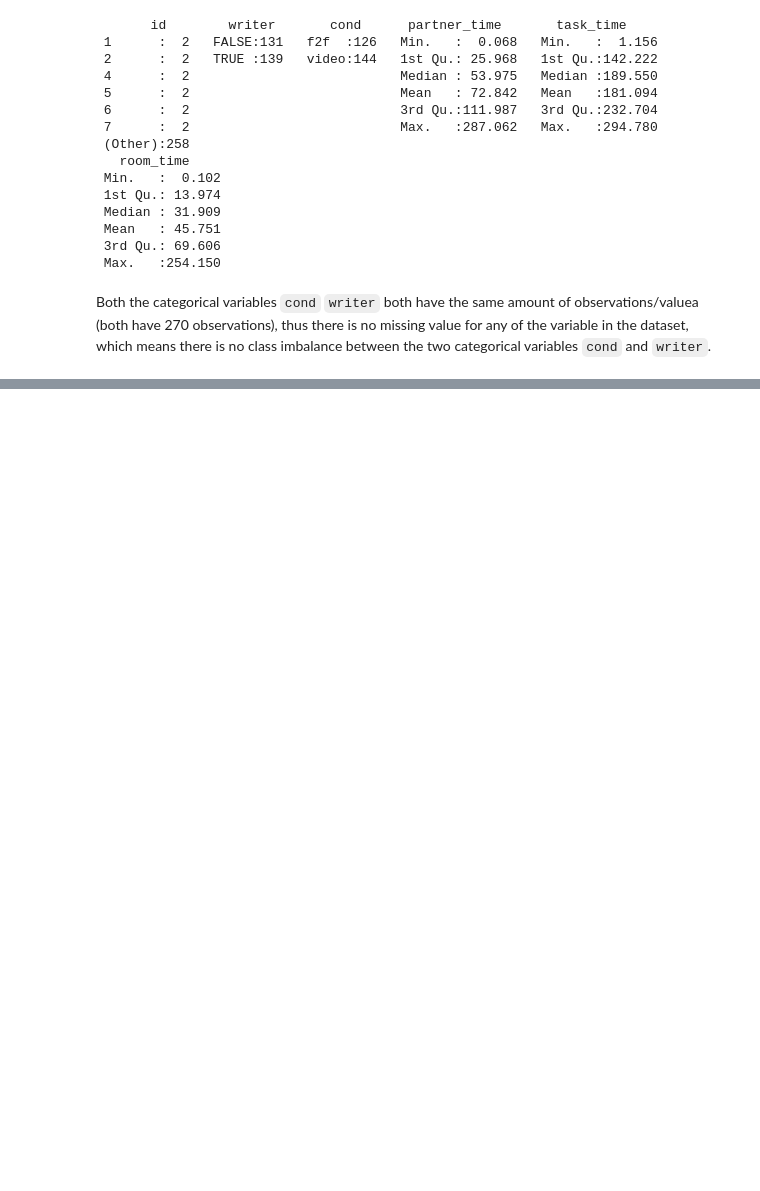
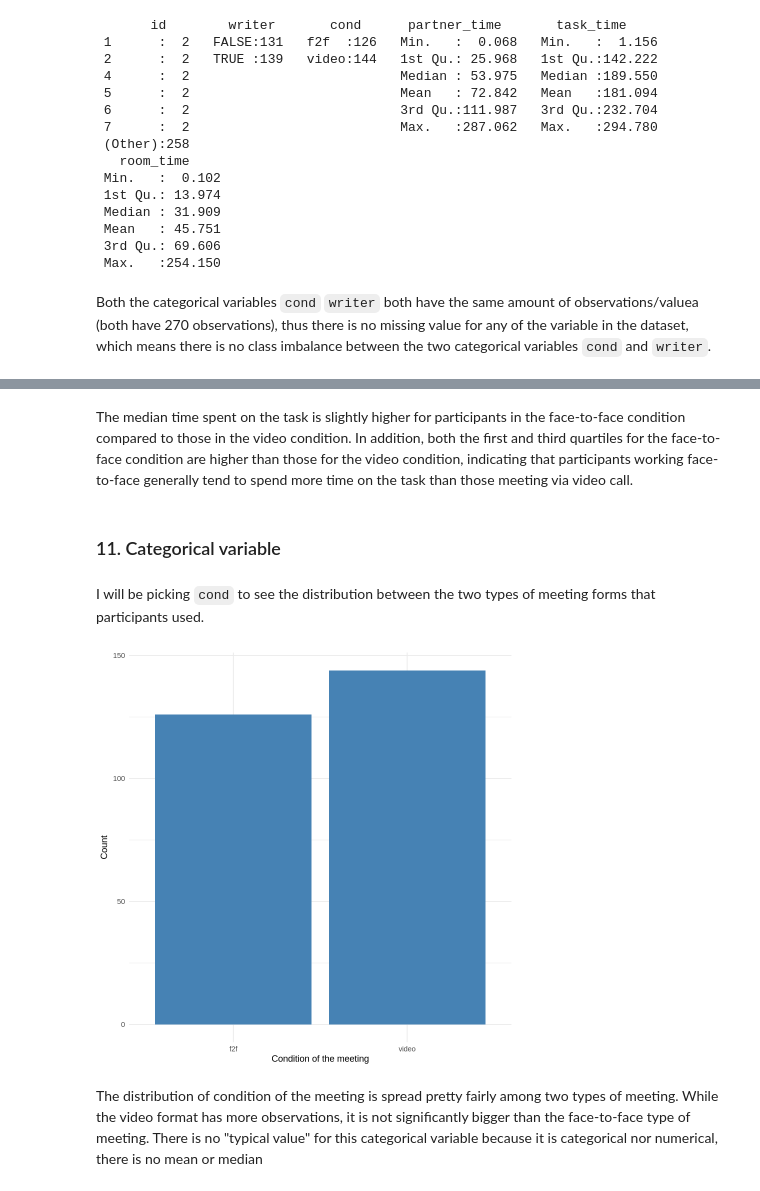
Before and after one commit to annanguyen0605/DSCI200_Case_study_1, a Jupyter notebook: case-study-1.ipynb, the cells around one changed output, grey strips where cells are left out. Cells and saved outputs as stored; diff of their text form; code cells hidden in the pictures; blank space fills up the shorter version.

```diff
--- a/case-study-1.ipynb
+++ b/case-study-1.ipynb
@@ -165,0 +220,16 @@ Both the categorical variables `cond` `writer` both have the same amount of obse
+# %% [markdown]
+The median time spent on the task is slightly higher for participants in the face-to-face condition compared to those in the video condition. In addition, both the first and third quartiles for the face-to-face condition are higher than those for the video condition, indicating that participants working face-to-face generally tend to spend more time on the task than those meeting via video call.
+# %% [markdown]
+### 11. Categorical variable
+# %% [markdown]
+I will be picking `cond` to see the distribution between the two types of meeting forms that participants used.
+# %%
+catvar <- ggplot(data, aes(x = cond)) +
+  geom_bar(fill = "steelblue") +
+  labs(x = "Condition of the meeting", y = "Count") +
+  theme_minimal()
+catvar
+# %% [output]
+[figure, added]
+# %% [markdown]
+The distribution of condition of the meeting is spread pretty fairly among two types of meeting. While the video format has more observations, it is not significantly bigger than the face-to-face type of meeting. There is no "typical value" for this categorical variable because it is categorical nor numerical, there is no mean or median
```
Also changed, not shown: parts of 20 cells of this notebook.
